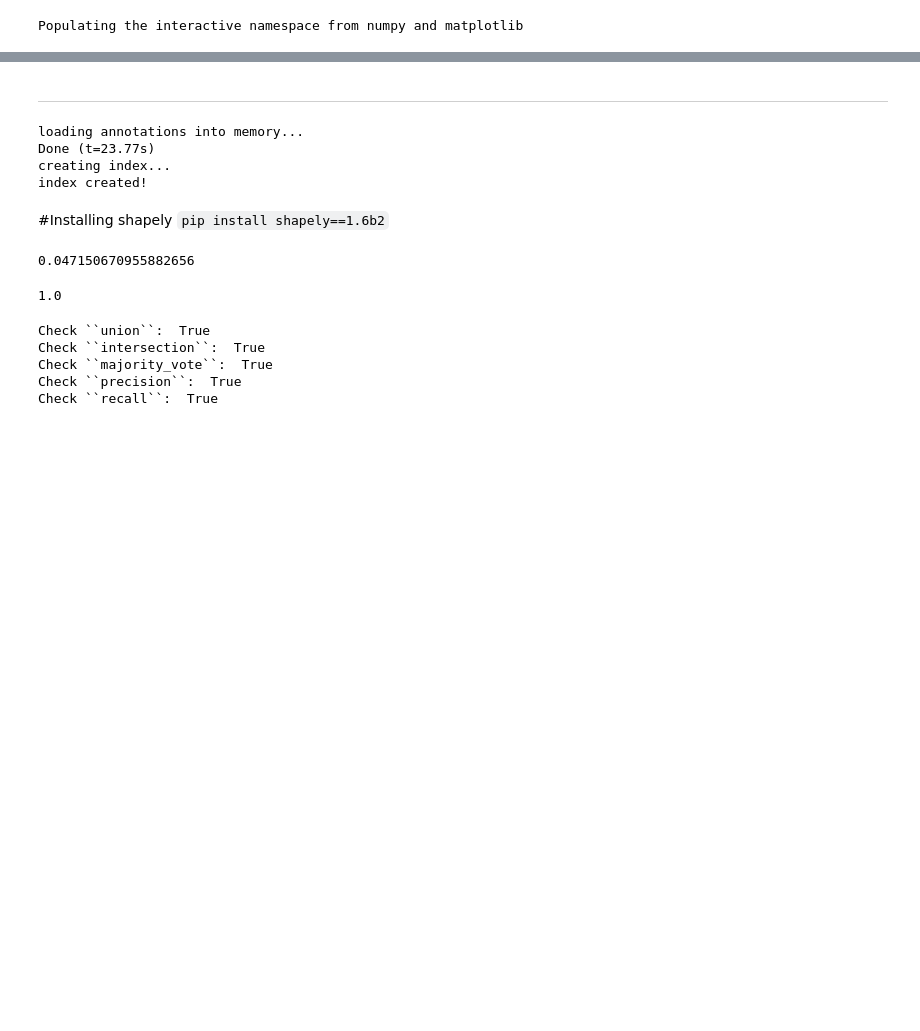
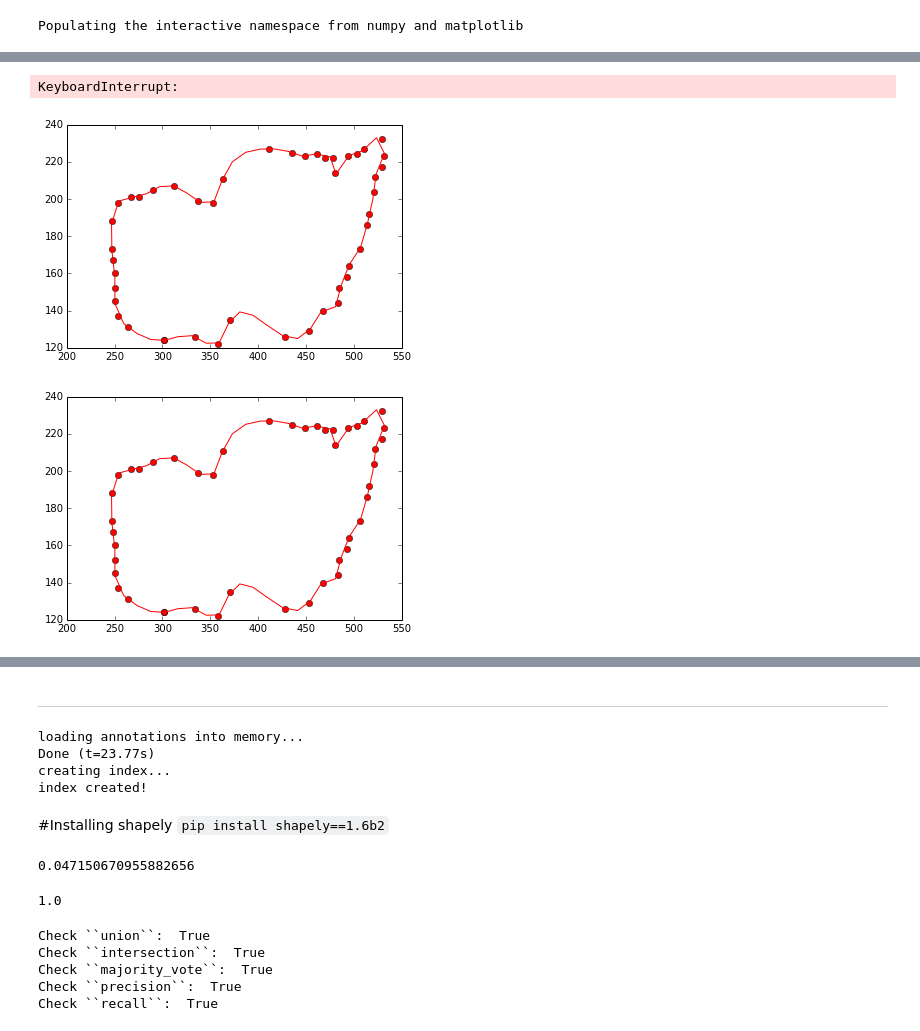
Before and after one commit to dorisjlee/crowd-seg, a Jupyter notebook: analysis/BoundaryBasedPhiQuantities.ipynb, the cells around one changed output, grey strips where cells are left out. Cells and saved outputs as stored; diff of their text form; code cells hidden in the pictures; blank space fills up the shorter version.

```diff
--- a/analysis/BoundaryBasedPhiQuantities.ipynb
+++ b/analysis/BoundaryBasedPhiQuantities.ipynb
@@ -119,0 +235,34 @@ def DistAllWorkers(obj_x_locs,obj_y_locs,dist = MunkresEuclidean):
+# %%
+def MunkresEuclidean(bb1,bb2):
+    '''
+    Given two worker's responses,
+    Compares Euclidean distances of all points in the polygon,
+    then find the best matching (min dist) config via Kuhn-Munkres
+    '''
+    matrix = spatial.distance.cdist(bb1,bb2,'euclidean')
+    shape(matrix)
+
+    # print "Mat: "
+    # print np.ma.masked_equal(matrix,0)
+    # print np.shape(np.ma.masked_equal(matrix,0))
+    m = Munkres()
+    try:
+        indexes = m.compute(np.ma.masked_equal(matrix,0))
+        total = 0
+        for row, column in indexes:
+            value = matrix[row][column]
+            total += value
+#             print '(%d, %d) -> %d' % (row, column, value)
+        return total
+    except(ValueError):
+        print "bad"
+        return 0
+# %%
+interpolated_obj_x_locs,interpolated_obj_y_locs = parametric_interpolate(obj_x_locs,obj_y_locs,50,True)
+polygon1 = zip(interpolated_obj_x_locs[0],interpolated_obj_y_locs[0])
+polygon2 = zip(interpolated_obj_x_locs[1],interpolated_obj_y_locs[1])
+MunkresEuclidean(polygon1,polygon2)
+# %% [output]
+KeyboardInterrupt:
+[figure, added]
+[figure, added]
```
Also changed, not shown: parts of 47 cells of this notebook, 1 other file.
